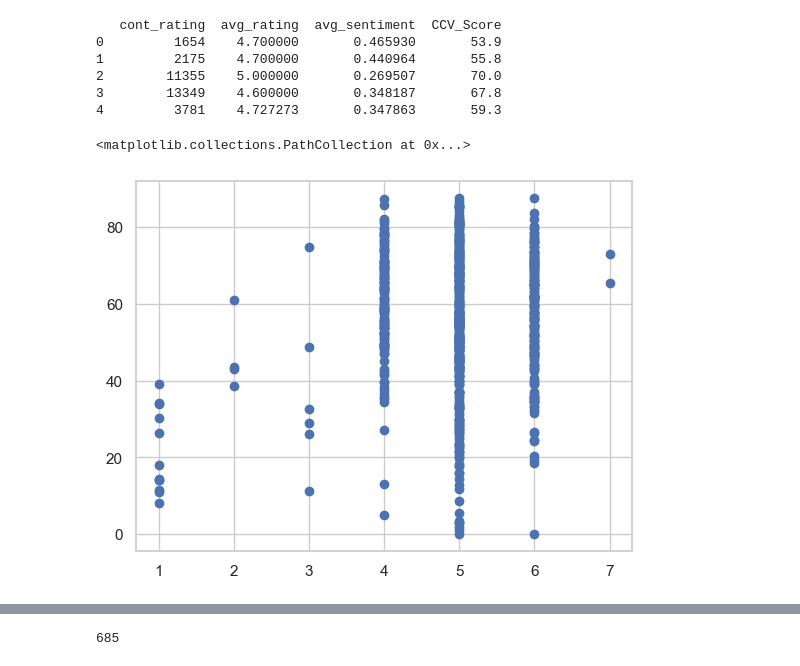
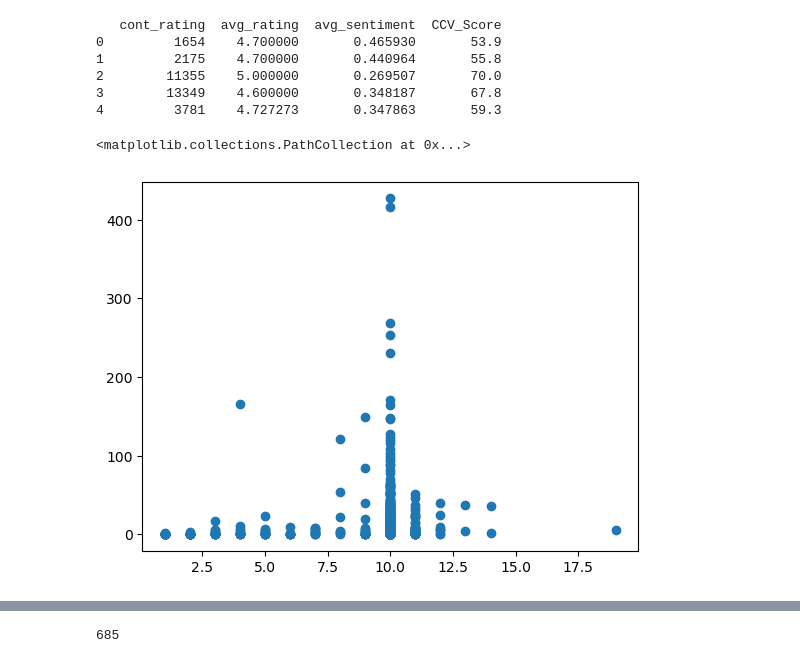
Before and after one commit to 0ni1ecram/cst4200, a Jupyter notebook: 15/CST4215_portfolio.ipynb, the cells around one changed output, grey strips where cells are left out. Saved outputs shown, nothing was run; the diff lists cells and outputs as text; code cells hidden in the pictures.

```diff
--- a/15/CST4215_portfolio.ipynb
+++ b/15/CST4215_portfolio.ipynb
@@ -661,8 +666,8 @@ scaler = MinMaxScaler()
 sentiment_scaler = MinMaxScaler(feature_range=(1, 5))
 
 # 3. Transform Review Volume Safely (using double brackets)
-df01['log_cont_rating'] = np.log1p(df00['cont_rating'])
-df01['volume_weight'] = scaler.fit_transform(df01[['log_cont_rating']])
+df01['ln_cont_rating'] = np.log1p(df00['cont_rating'])
+df01['vol_weight'] = scaler.fit_transform(df01[['ln_cont_rating']])
 
 # 4. Transform Sentiment Safely (using double brackets)
 df01['sentiment_stars'] = sentiment_scaler.fit_transform(df00[['avg_sentiment']])
@@ -671,7 +676,7 @@ df01['sentiment_stars'] = sentiment_scaler.fit_transform(df00[['avg_sentiment']]
 df01['base_quality_score'] = (df00['avg_rating'] * 0.7) + (df01['sentiment_stars'] * 0.3)
 
 # 6. Generate the Final CCV Score
-df01['CCV_Score'] = round(df01['base_quality_score'] * df01['volume_weight'] * 20, 1)
+df01['CCV_Score'] = round(df01['base_quality_score'] * df01['vol_weight'] * 20, 1)
 
 # 7. Print your updated dataframe columns
 print(df01[['cont_rating', 'avg_rating', 'avg_sentiment', 'CCV_Score']].head())
@@ -685,20 +690,21 @@ print(df01[['cont_rating', 'avg_rating', 'avg_sentiment', 'CCV_Score']].head())
 # %%
 
 
 
 # df01['log_x'] = np.log1p(df01['CCV_Score'])
 
 # plt.figure(figsize=(6, 4))
 # sns.scatterplot(data=df01, x='log_x', y='total_reviews')
 # plt.title('Log-Transformed Data Spread')
 # plt.show()
 
-x = df01['number_of_clicks']
-y = df01['CCV_Score']
+x = (df01['total_reviews']) *1
+y = df01['total_helpful_votes']**1/2
 
 # plt.xlim(0, 125)  # Maxes out the visual scale at 125
 plt.scatter(x, y)
+# sns.histplot(y, kde=True)
 # %% [output]
 <matplotlib.collections.PathCollection at 0x...>
-[figure, old version]
+[figure, new version]
 # %%
```
Also changed, not shown: parts of 25 cells of this notebook.
